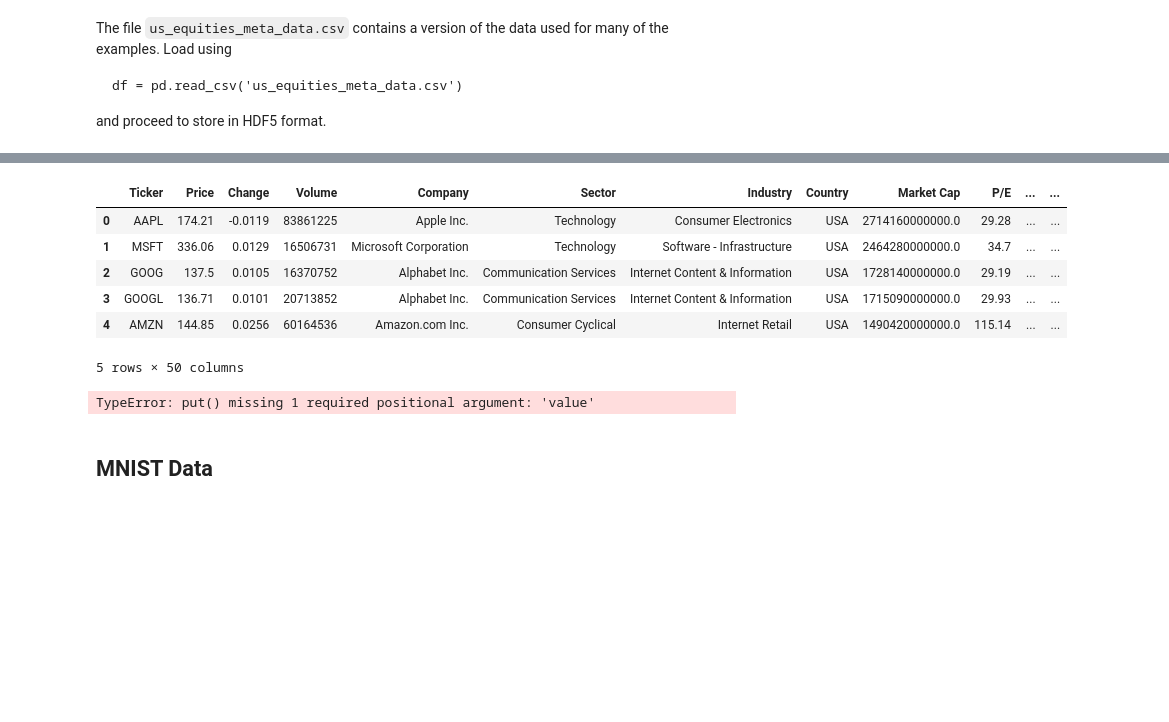
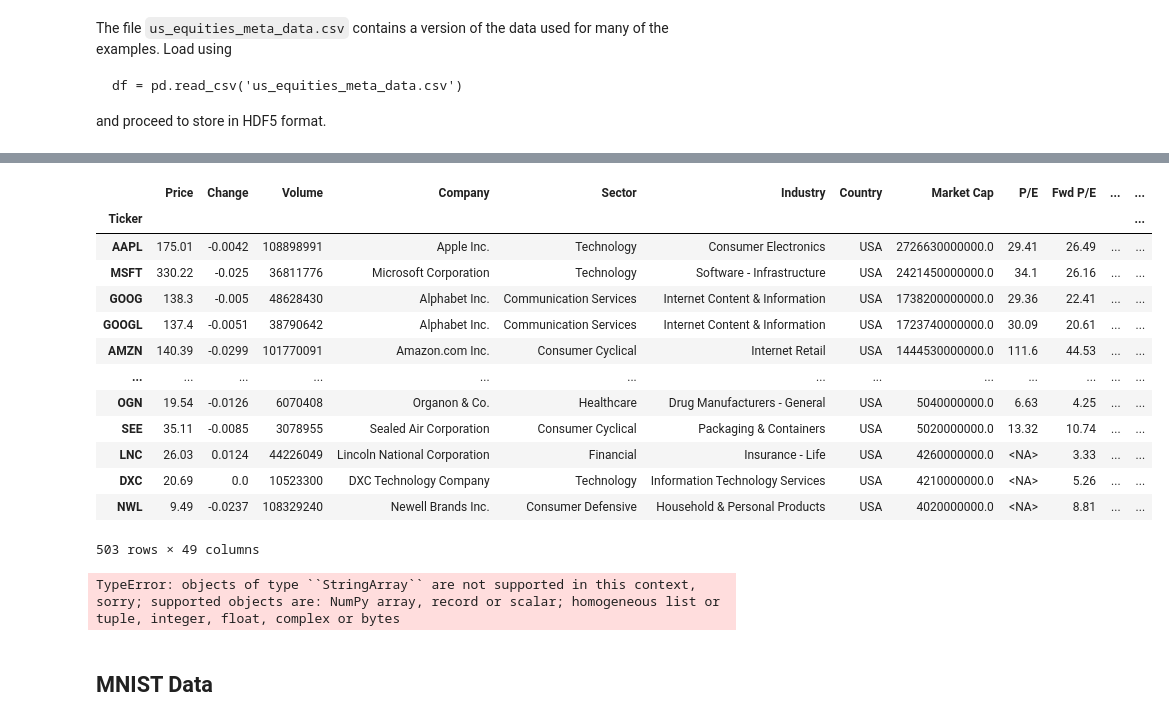
Before and after one commit to electribe15/DerivativeAnalytics, a Jupyter notebook: create_datasets.ipynb, the cells around one changed output, grey strips where cells are left out. Saved outputs shown, nothing was run; the diff lists cells and outputs as text; code cells hidden in the pictures; blank space fills up the shorter version.

```diff
--- a/create_datasets.ipynb
+++ b/create_datasets.ipynb
@@ -171,13 +183,14 @@ sp500_technical.set_index(keys = ['Ticker'], inplace = True)
 sp500_valuation.drop(columns = ['Price', 'Change', 'Volume', 'Market Cap'], inplace = True)
 sp500_valuation.set_index(keys = ['Ticker'], inplace = True)
 
-sp500_df=pd.DataFrame()
+
 sp500_df = sp500_overview.join(sp500_valuation)
 sp500_df = sp500_df.join(sp500_ownership)
 sp500_df = sp500_df.join(sp500_performance)
 sp500_df = sp500_df.join(sp500_technical)
 
-sp500_df.reset_index(inplace = True)
+sp500_df.reset_index(inplace=True)
+sp500_df
 # %% [output]
 INFO:openbb_terminal.stocks.screener.finviz_model:START
 INFO:openbb_terminal.stocks.screener.finviz_model:{"INPUT": {"preset_loaded": "sp500_filter", "data_type": "overview", "limit": "-1", "ascend": "False", "chart": "False"}, "VIRTUAL_PATH": "stocks.scre ...
@@ -212,18 +238,24 @@ INFO:openbb_terminal.stocks.screener.finviz_model:END
-# %%
-sp500_df.head()
-# %% [output]
-|  | Ticker | Price | Change | Volume | Company | Sector | Industry | Country | Market Cap | P/E | ... | ... |
-| 0 | AAPL | 174.21 | -0.0119 | 83861225 | Apple Inc. | Technology | Consumer Electronics | USA | 2714160000000.0 | 29.28 | ... | ... |
-| 1 | MSFT | 336.06 | 0.0129 | 16506731 | Microsoft Corporation | Technology | Software - Infrastructure | USA | 2464280000000.0 | 34.7 | ... | ... |
-| 2 | GOOG | 137.5 | 0.0105 | 16370752 | Alphabet Inc. | Communication Services | Internet Content & Information | USA | 1728140000000.0 | 29.19 | ... | ... |
-| 3 | GOOGL | 136.71 | 0.0101 | 20713852 | Alphabet Inc. | Communication Services | Internet Content & Information | USA | 1715090000000.0 | 29.93 | ... | ... |
-| 4 | AMZN | 144.85 | 0.0256 | 60164536 | Amazon.com Inc. | Consumer Cyclical | Internet Retail | USA | 1490420000000.0 | 115.14 | ... | ... |
-5 rows × 50 columns
-# %%
-with pd.HDFStore(DATA_STORE) as store:
-    store.put(sp500_df)
-# %% [output]
-TypeError: put() missing 1 required positional argument: 'value'
+# %%
+sp500_df.set_index('Ticker')
+# %% [output]
+|  | Price | Change | Volume | Company | Sector | Industry | Country | Market Cap | P/E | Fwd P/E | ... | ... |
+| Ticker |  |  |  |  |  |  |  |  |  |  |  | ... |
+| AAPL | 175.01 | -0.0042 | 108898991 | Apple Inc. | Technology | Consumer Electronics | USA | 2726630000000.0 | 29.41 | 26.49 | ... | ... |
+| MSFT | 330.22 | -0.025 | 36811776 | Microsoft Corporation | Technology | Software - Infrastructure | USA | 2421450000000.0 | 34.1 | 26.16 | ... | ... |
+| GOOG | 138.3 | -0.005 | 48628430 | Alphabet Inc. | Communication Services | Internet Content & Information | USA | 1738200000000.0 | 29.36 | 22.41 | ... | ... |
+| GOOGL | 137.4 | -0.0051 | 38790642 | Alphabet Inc. | Communication Services | Internet Content & Information | USA | 1723740000000.0 | 30.09 | 20.61 | ... | ... |
+| AMZN | 140.39 | -0.0299 | 101770091 | Amazon.com Inc. | Consumer Cyclical | Internet Retail | USA | 1444530000000.0 | 111.6 | 44.53 | ... | ... |
+| ... | ... | ... | ... | ... | ... | ... | ... | ... | ... | ... | ... | ... |
+| OGN | 19.54 | -0.0126 | 6070408 | Organon & Co. | Healthcare | Drug Manufacturers - General | USA | 5040000000.0 | 6.63 | 4.25 | ... | ... |
+| SEE | 35.11 | -0.0085 | 3078955 | Sealed Air Corporation | Consumer Cyclical | Packaging & Containers | USA | 5020000000.0 | 13.32 | 10.74 | ... | ... |
+| LNC | 26.03 | 0.0124 | 44226049 | Lincoln National Corporation | Financial | Insurance - Life | USA | 4260000000.0 | <NA> | 3.33 | ... | ... |
+| DXC | 20.69 | 0.0 | 10523300 | DXC Technology Company | Technology | Information Technology Services | USA | 4210000000.0 | <NA> | 5.26 | ... | ... |
+| NWL | 9.49 | -0.0237 | 108329240 | Newell Brands Inc. | Consumer Defensive | Household & Personal Products | USA | 4020000000.0 | <NA> | 8.81 | ... | ... |
+503 rows × 49 columns
+# %%
+sp500_df.to_hdf(DATA_STORE,key='sp500_df',mode='w')
+# %% [output]
+TypeError: objects of type ``StringArray`` are not supported in this context, sorry; supported objects are: NumPy array, record or scalar; homogeneous list or tuple, integer, float, complex or bytes
 # %% [markdown]
 ## MNIST Data
 # %%
```
Also changed, not shown: parts of 2 cells of this notebook.
